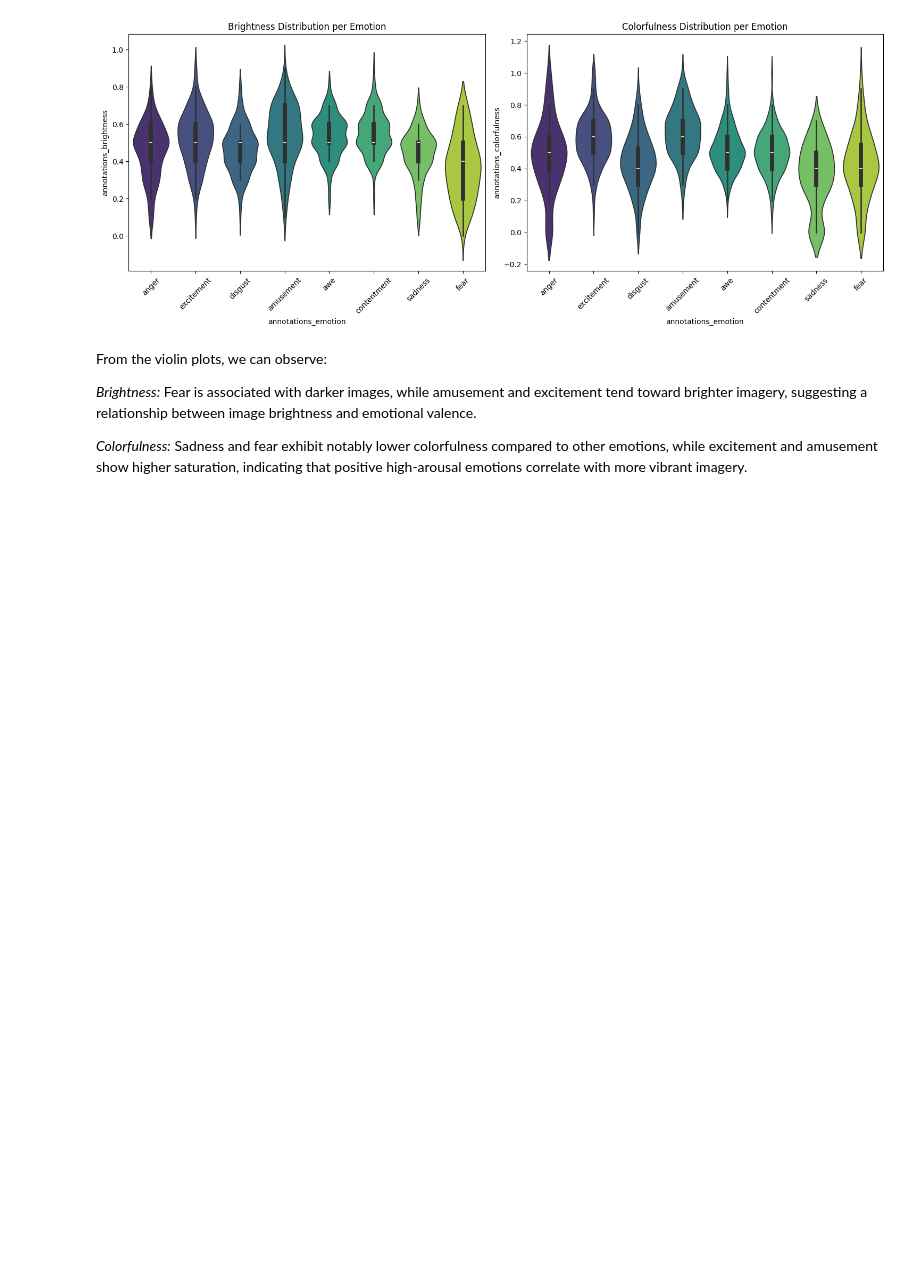
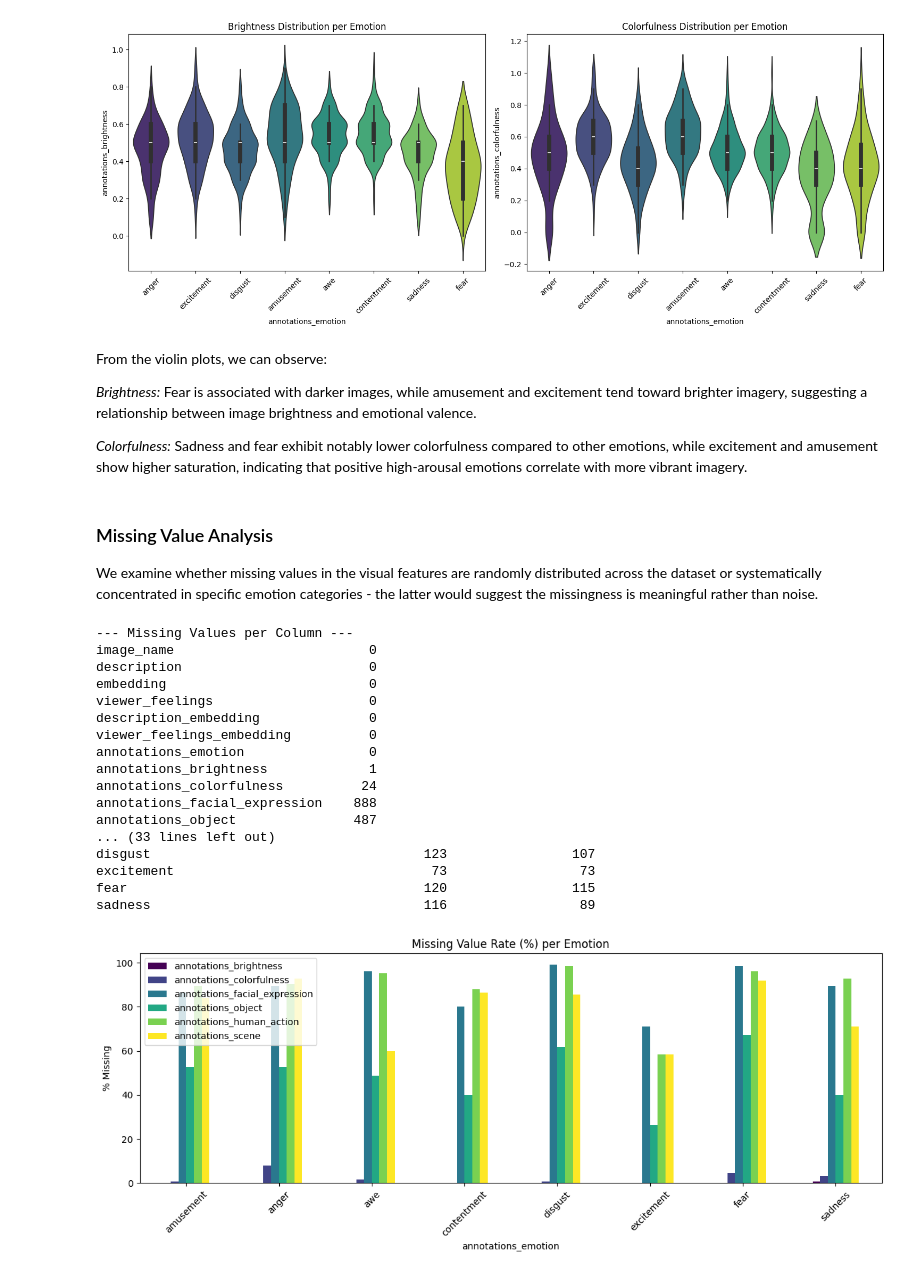
Before and after one commit to yodesser/Embeddings, a Jupyter notebook: FinalProject.ipynb, the cells around one changed output. Drawn from its saved outputs; the diff is of its cells as text; code cells hidden in the pictures; blank space fills up the shorter version.

Commit message:
Missing values handled + began correlation analysis

```diff
--- a/FinalProject.ipynb
+++ b/FinalProject.ipynb
@@ -127,3 +127,47 @@ From the violin plots, we can observe:
 *Brightness:* Fear is associated with darker images, while amusement and excitement tend toward brighter imagery, suggesting a relationship between image brightness and emotional valence.
 
 *Colorfulness:* Sadness and fear exhibit notably lower colorfulness compared to other emotions, while excitement and amusement show higher saturation, indicating that positive high-arousal emotions correlate with more vibrant imagery.
+# %% [markdown]
+### Missing Value Analysis
+
+We examine whether missing values in the visual features are randomly distributed across the dataset or systematically concentrated in specific emotion categories - the latter would suggest the missingness is meaningful rather than noise.
+# %%
+# missing values overview
+print("--- Missing Values per Column ---")
+print(df.isnull().sum())
+
+# missing values per emotion category
+print("\n--- Missing Values per Emotion ---")
+missing_by_emotion = df.groupby('annotations_emotion').apply(lambda x: x.isnull().sum())
+print(missing_by_emotion[[col for col in df.columns if df[col].isnull().any()]])
+
+# visualize missingness per emotion
+missing_rates = df.groupby('annotations_emotion').apply(
+    lambda x: x.isnull().mean() * 100
+)[[col for col in df.columns if df[col].isnull().any()]]
+
+missing_rates.plot(kind='bar', figsize=(12, 5), colormap='viridis')
+plt.title('Missing Value Rate (%) per Emotion')
+plt.ylabel('% Missing')
+plt.xticks(rotation=45)
+plt.tight_layout()
+plt.show()
+# %% [output]
+--- Missing Values per Column ---
+image_name                         0
+description                        0
+embedding                          0
+viewer_feelings                    0
+description_embedding              0
+viewer_feelings_embedding          0
+annotations_emotion                0
+annotations_brightness             1
+annotations_colorfulness          24
+annotations_facial_expression    888
+annotations_object               487
+... (33 lines left out)
+disgust                                   123                107
+excitement                                 73                 73
+fear                                      120                115
+sadness                                   116                 89
+[figure, added]
```
Also changed, not shown: parts of 5 cells of this notebook.
